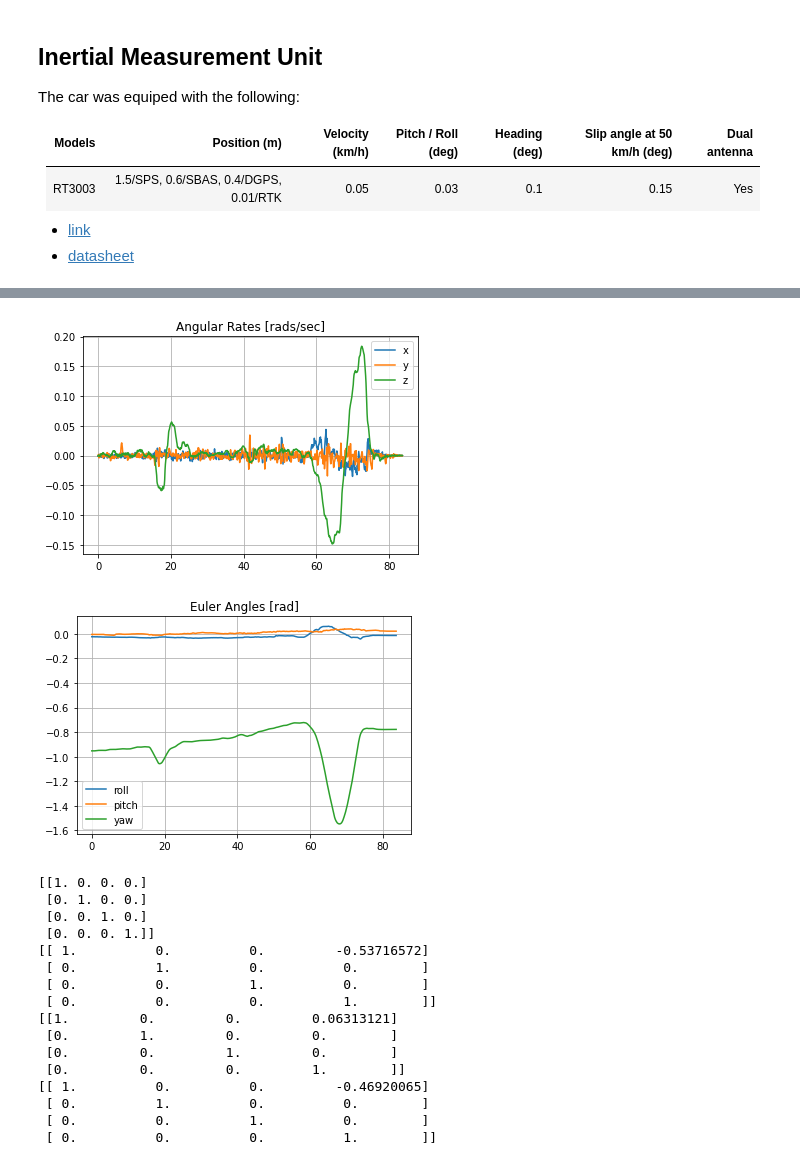
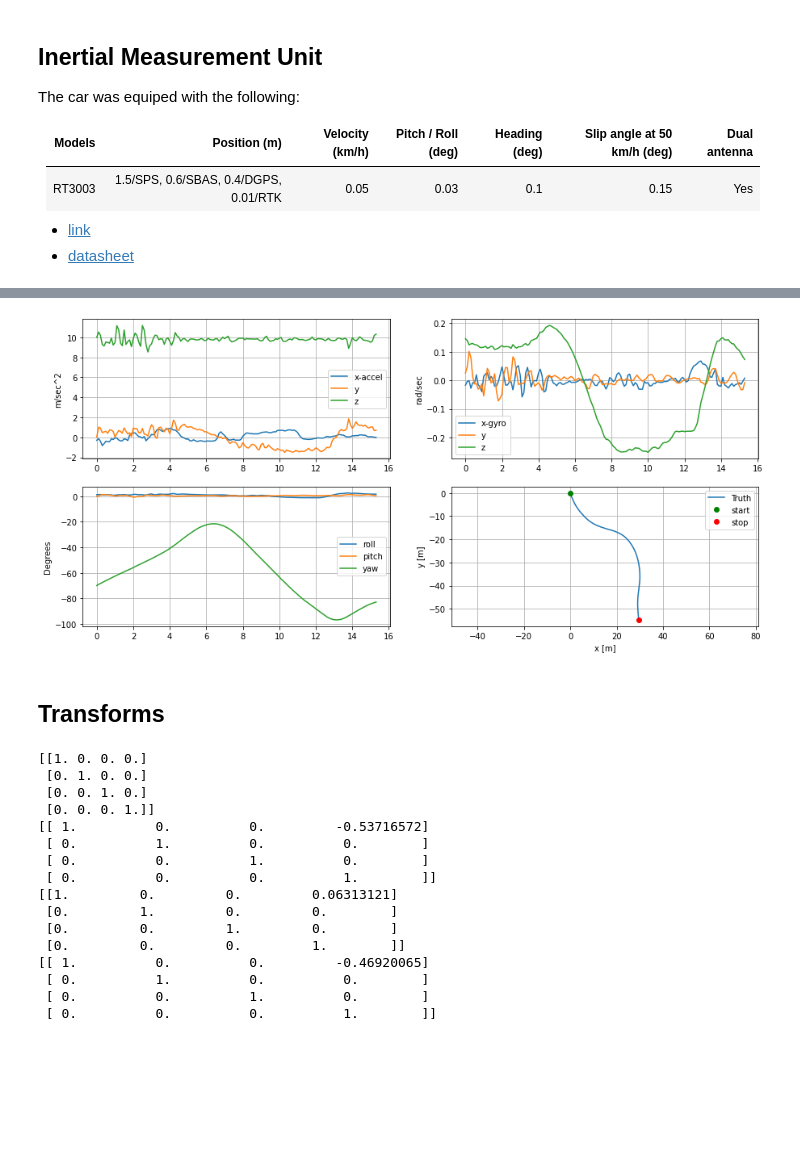
Before and after one commit to walchko/bearsnacks, a Jupyter notebook: navigation-and-mapping/video-odometry/kitti/kitti-2.ipynb, the cells around one changed output, grey strips where cells are left out. Cells and saved outputs as stored; diff of their text form; code cells hidden in the pictures; blank space fills up the shorter version.

```diff
--- a/navigation-and-mapping/video-odometry/kitti/kitti-2.ipynb
+++ b/navigation-and-mapping/video-odometry/kitti/kitti-2.ipynb
@@ -41,11 +41,14 @@ import pykitti2 as pykitti
 
 As shown in the diagram above, there are two sets of cameras: Point Grey Flea 2 (FL-14S3M-C) 1.4 Megapixel grayscale (0 and 1) and Point Grey Flea 2 (FL-14S3C-C) 1.4 Megapixel color (2, 3) cameras. I am just working with the grayscale, rectified, uncompressed (lossless png is what they say).
 # %%
-for i in range(21):
-    seq = f"{i:02d}"
-    vidname = f"cam2-{seq}.mp4"
-    if not os.path.exists(vidname):
-        dataset = pykitti.odometry('../dataset/training', seq)
-        videoWriter(dataset.cam2, vidname, fps=10)
+# for i in range(21):
+#     seq = f"{i:02d}"
+#     vidname = f"cam2-{seq}.mp4"
+#     if not os.path.exists(vidname):
+#         dataset = pykitti.odometry('../dataset/training', seq)
+#         videoWriter(dataset.cam2, vidname, fps=10)
+
+seq = "00"
+dataset = pykitti.odometry('../dataset/training', seq)
 # %% [output]
 Found 154 samples of data at 10Hz
@@ -227,27 +101,10 @@ plt.title('Acceleration [m/sec^2]');
-# %%
-x = [x.packet.wx for x in oxts]
-y = [x.packet.wy for x in oxts]
-z = [x.packet.wz for x in oxts]
-plt.plot(stamps, x, label='x')
-plt.plot(stamps, y, label='y')
-plt.plot(stamps, z, label='z')
-plt.grid(True)
-plt.legend()
-plt.title('Angular Rates [rads/sec]');
-# %% [output]
-[figure, removed]
-# %%
-x = [x.packet.roll for x in oxts]
-y = [x.packet.pitch for x in oxts]
-z = [x.packet.yaw for x in oxts]
-plt.plot(stamps, x, label='roll')
-plt.plot(stamps, y, label='pitch')
-plt.plot(stamps, z, label='yaw')
-plt.grid(True)
-plt.legend()
-plt.title('Euler Angles [rad]');
-# %% [output]
-[figure, removed]
+# %%
+# plot the IMU and GPS position
+plotSensors(dataset.imu, dataset.oxts, dataset.timestamps, degrees=True)
+# %% [output]
+[figure, added]
+# %% [markdown]
+## Transforms
 # %%
 # calculate camera positions relative to camera0
 P_rect_00 = dataset.calib.P_rect_00
```
Also changed, not shown: parts of 30 cells of this notebook, 1 other file.
